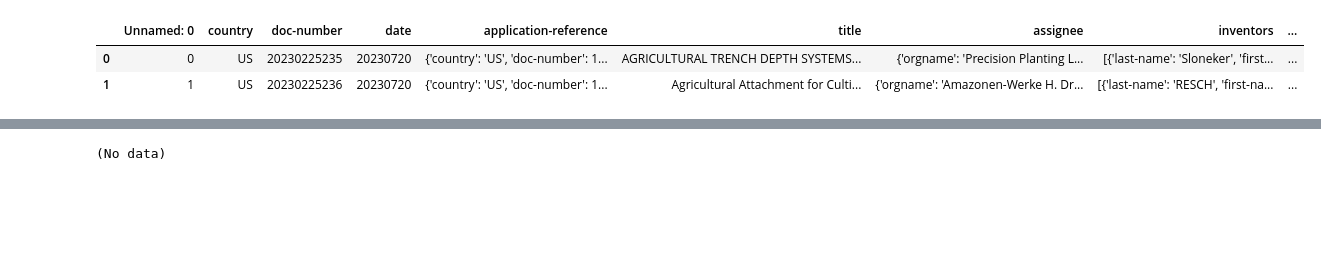
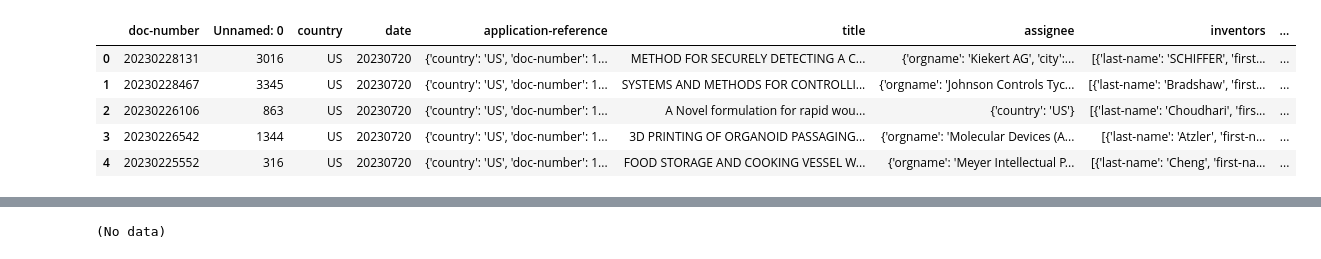
Before and after one commit to sj-ucsd/SBIR_Patent_analysis, a Jupyter notebook: neo4j_graph_etl.ipynb, the cells around one changed output, grey strips where cells are left out. Drawn from its saved outputs; the diff is of its cells as text; code cells hidden in the pictures; blank space fills up the shorter version.

```diff
--- a/neo4j_graph_etl.ipynb
+++ b/neo4j_graph_etl.ipynb
@@ -32,11 +127,15 @@ df_sbir.head(2)
 # %%
-filename_patents = './preprocessed_files/patents_entities.csv'
+filename_patents = './preprocessed_files/patent_1k_sample.csv'
 
 # Read the Excel file into a pandas DataFrame
-df_patents = pd.read_csv(filename_patents)
-
-df_patents.head(2)
+df_patent = pd.read_csv(filename_patents)
+#df_patent.rename(columns={'doc-number': 'id_doc-number'}, inplace=True)
+df_patent['key'] = df_patent.index
+df_patent.head(5)
 # %% [output]
-|  | Unnamed: 0 | country | doc-number | date | application-reference | title | assignee | inventors | ... |
-| 0 | 0 | US | 20230225235 | 20230720 | {'country': 'US', 'doc-number': 1... | AGRICULTURAL TRENCH DEPTH SYSTEMS... | {'orgname': 'Precision Planting L... | [{'last-name': 'Sloneker', 'first... | ... |
-| 1 | 1 | US | 20230225236 | 20230720 | {'country': 'US', 'doc-number': 1... | Agricultural Attachment for Culti... | {'orgname': 'Amazonen-Werke H. Dr... | [{'last-name': 'RESCH', 'first-na... | ... |
+|  | doc-number | Unnamed: 0 | country | date | application-reference | title | assignee | inventors | ... |
+| 0 | 20230228131 | 3016 | US | 20230720 | {'country': 'US', 'doc-number': 1... | METHOD FOR SECURELY DETECTING A C... | {'orgname': 'Kiekert AG', 'city':... | [{'last-name': 'SCHIFFER', 'first... | ... |
+| 1 | 20230228467 | 3345 | US | 20230720 | {'country': 'US', 'doc-number': 1... | SYSTEMS AND METHODS FOR CONTROLLI... | {'orgname': 'Johnson Controls Tyc... | [{'last-name': 'Bradshaw', 'first... | ... |
+| 2 | 20230226106 | 863 | US | 20230720 | {'country': 'US', 'doc-number': 1... | A Novel formulation for rapid wou... | {'country': 'US'} | [{'last-name': 'Choudhari', 'firs... | ... |
+| 3 | 20230226542 | 1344 | US | 20230720 | {'country': 'US', 'doc-number': 1... | 3D PRINTING OF ORGANOID PASSAGING... | {'orgname': 'Molecular Devices (A... | [{'last-name': 'Atzler', 'first-n... | ... |
+| 4 | 20230225552 | 316 | US | 20230720 | {'country': 'US', 'doc-number': 1... | FOOD STORAGE AND COOKING VESSEL W... | {'orgname': 'Meyer Intellectual P... | [{'last-name': 'Cheng', 'first-na... | ... |
```
Also changed, not shown: parts of 52 cells of this notebook.
